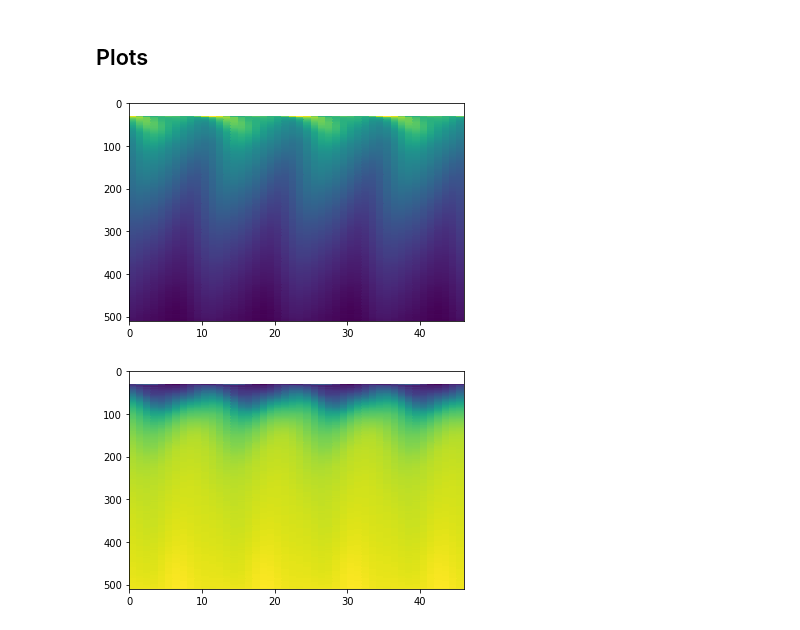
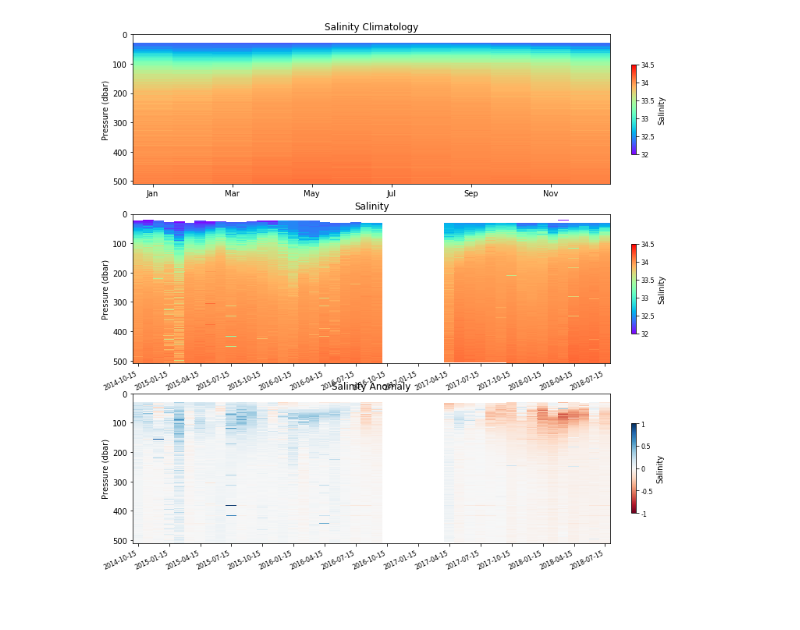
Before and after one commit to oceanhackweek/ohw18_profiles, a Jupyter notebook: ce09ospm_climatology.ipynb, the cells around one changed output. Drawn from its saved outputs; the diff is of its cells as text; code cells hidden in the pictures.

```diff
--- a/ce09ospm_climatology.ipynb
+++ b/ce09ospm_climatology.ipynb
@@ -229,2 +228,0 @@ salt_seasonal_cycle[0:30,:]=np.nan
-# %% [markdown]
-## Plots
@@ -234,10 +229,56 @@ bin_cnt=bin_cnt[1:]
-# %%
-plt.pcolor(temp_seasonal_cycle)
-plt.gca().invert_yaxis()
-# %% [output]
-[figure, removed]
-# %%
-plt.pcolor(salt_seasonal_cycle)
-plt.gca().invert_yaxis()
-# %% [output]
-[figure, removed]
+# %%
+x=np.arange(0, y)+.5
+#generate time stamp list for plots
+k=-1
+time_stamp=[]
+for i in range(2014, 2019, 1):
+    for j in range(1, 13, 1):
+        k=k+1
+        time_stamp.append(date(i,j,15))
+
+time_stamp=time_stamp[9:55]
+
+#plot some stuff
+fig = plt.figure(figsize=(12,12))
+plt.subplot(311)
+cax = plt.pcolor(salt_seasonal_cycle_jan_dec, vmin=32, vmax=34.5, cmap='rainbow')
+plt.gca().invert_yaxis()
+plt.xticks([0.5, 2.5, 4.5, 6.5, 8.5, 10.5], ['Jan', 'Mar', 'May', 'Jul', 'Sep', 'Nov'])
+plt.ylabel('Pressure (dbar)')
+plt.title('Salinity Climatology')
+#deal with the colorbar
+cbar = fig.colorbar(cax, ticks=[32,32.5,33,33.5,34,34.5], fraction=0.046, pad=0.04, shrink=.6)
+cbar.ax.set_yticklabels([32,32.5,33,33.5,34,34.5], fontsize=8)  # vertically oriented colorbar
+cbar.ax.set_ylabel('Salinity', rotation=90, fontsize=10)
+
+#plot some anomaly stuff
+plt.subplot(312)
+cax = plt.pcolor(salt_binned, vmin=32, vmax=34.5, cmap='rainbow')
+plt.gca().invert_yaxis()
+plt.ylabel('Pressure (dbar)')
+plt.title('Salinity')
+#deal with the colorbar
+cbar = fig.colorbar(cax, ticks=[32,32.5,33,33.5,34,34.5], fraction=0.046, pad=0.04, shrink=.6)
+cbar.ax.set_yticklabels([32,32.5,33,33.5,34,34.5], fontsize=8)  # vertically oriented colorbar
+cbar.ax.set_ylabel('Salinity', rotation=90, fontsize=10)
+#label stuff
+plt.xticks(x[::3], time_stamp[::3], rotation=25, horizontalalignment='right', fontsize=8)
+plt.tick_params(axis="x", labelcolor="k", pad=4)
+
+#plot some anomaly stuff
+plt.subplot(313)
+cax = plt.pcolor(salt_seasonal_cycle-salt_binned, vmin=-1, vmax=1, cmap='RdBu')
+plt.gca().invert_yaxis()
+#plt.xticks([0.5, 2.5, 4.5, 6.5, 8.5, 10.5], ['Jan', 'Mar', 'May', 'Jul', 'Sep', 'Nov'])
+plt.ylabel('Pressure (dbar)')
+plt.title('Salinity Anomaly')
+#deal with the colorbar
+cbar = fig.colorbar(cax, ticks=[-1, -.5, 0, .5, 1], fraction=0.046, pad=0.04, shrink=.6)
+cbar.ax.set_yticklabels([-1, -.5, 0, .5, 1], fontsize=8)  # vertically oriented colorbar
+cbar.ax.set_ylabel('Salinity', rotation=90, fontsize=10)
+ax = plt.gca()
+#label stuff
+plt.xticks(x[::3], time_stamp[::3], rotation=25, horizontalalignment='right', fontsize=8)
+plt.tick_params(axis="x", labelcolor="k", pad=4)
+# %% [output]
+[figure, added]
```
Also changed, not shown: parts of 15 cells of this notebook.
